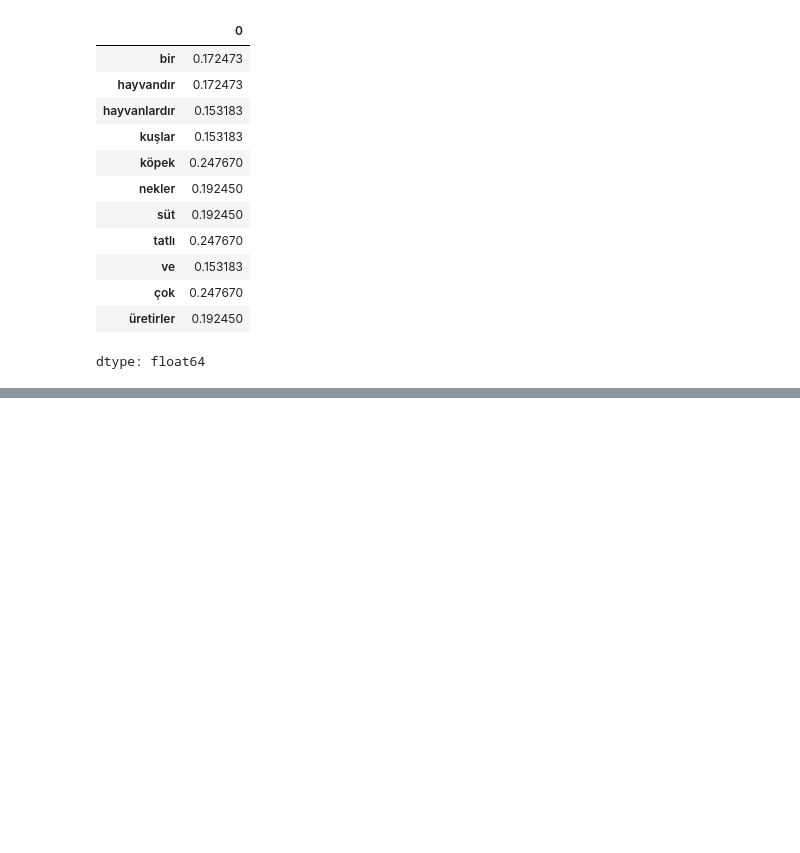
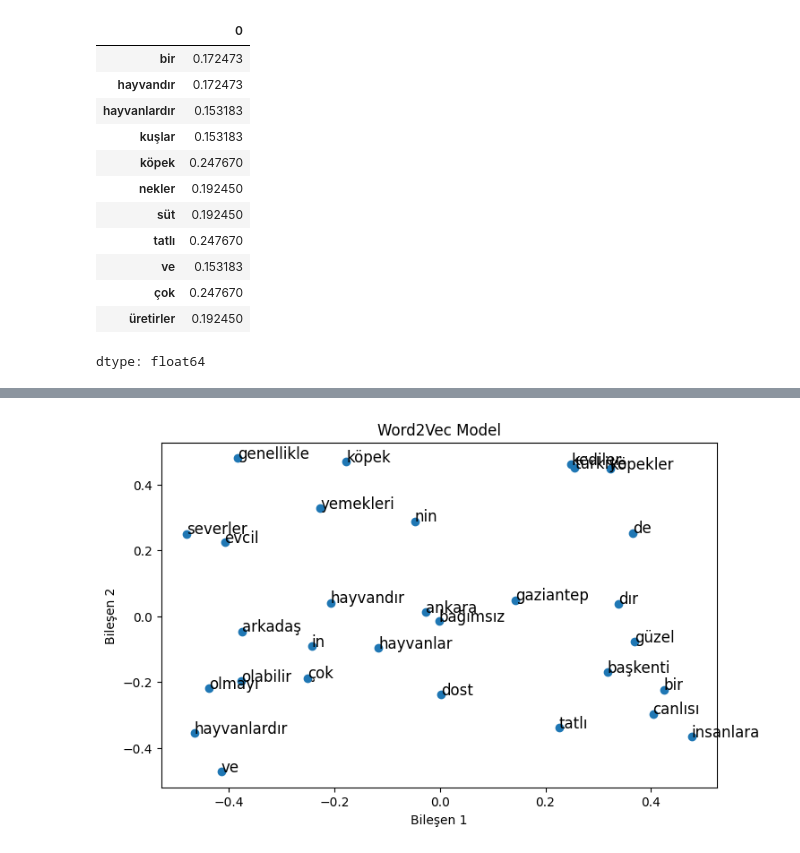
Before and after one commit to ArsenLupen53/GYZU-BTK-codespace, a Jupyter notebook: öznitelik_çıkarma/metinlerden_oznitelik_cikarma.ipynb, the cells around one changed output, grey strips where cells are left out. Drawn from its saved outputs; the diff is of its cells as text; code cells hidden in the pictures; blank space fills up the shorter version.

```diff
--- a/öznitelik_çıkarma/metinlerden_oznitelik_cikarma.ipynb
+++ b/öznitelik_çıkarma/metinlerden_oznitelik_cikarma.ipynb
@@ -234,0 +260,15 @@ dtype: float64
+# %%
+# örnek veri seti
+cumleler = [
+    "Köpek çok tatlı bir hayvandır.",
+    "Köpekler evcil hayvanlardır.",
+    "Kediler genellikle bağımsız olmayı severler.",
+    "Köpekler dost canlısı hayvanlardır",
+    "Hayvanlar insanlara arkadaş olabilir",
+    "Türkiye'nin başkenti Ankara'dır.",
+    "Türkiye'de Ankara ve Gaziantep'in yemekleri çok güzel."
+  ]
+# %%
+# cümleleri tokenize et
+tokenize_cumleler = [simple_preprocess(c) for c in cumleler]
+tokenize_cumleler
@@ -234,0 +291,8 @@ dtype: float64
+# %%
+# word2vec
+word2vec_model = Word2Vec(sentences=tokenize_cumleler,
+                          vector_size=2, # doğrudan iki boyutlu vektor
+                          window=5, # model bağlamı öğrenirken etrafındaki kaç kelimeye bakacağını belirler
+                          min_count=1, # bir kelimenin modele dahil olabilmesi için en az kaç kez geçtiğini belirler
+                          sg=0 # 0: CBOW (Continous Bag of Words) kelimenin bağlamından kelimeyi tahmin eder, 1:skip gram
+                          )
@@ -234,0 +308,20 @@ dtype: float64
+# %%
+def plot_word_embeddings(model,baslik):
+  kelime_vektor = model.wv # wv: word vektor
+  kelimeler = list(kelime_vektor.index_to_key)
+  vektorler = [kelime_vektor[w] for w in kelimeler]
+
+  plt.figure(figsize= (8,5))
+  plt.scatter([v[0] for v in vektorler], [v[1] for v in vektorler])
+
+  for i, kelime in enumerate(kelimeler):
+    plt.text(vektorler[i][0], vektorler[i][1],kelime,fontsize=12)
+
+  plt.title(baslik)
+  plt.xlabel("Bileşen 1")
+  plt.ylabel("Bileşen 2")
+  plt.show()
+# %%
+plot_word_embeddings(word2vec_model,"Word2Vec Model")
+# %% [output]
+[figure, added]
```
Also changed, not shown: parts of 19 cells of this notebook.
